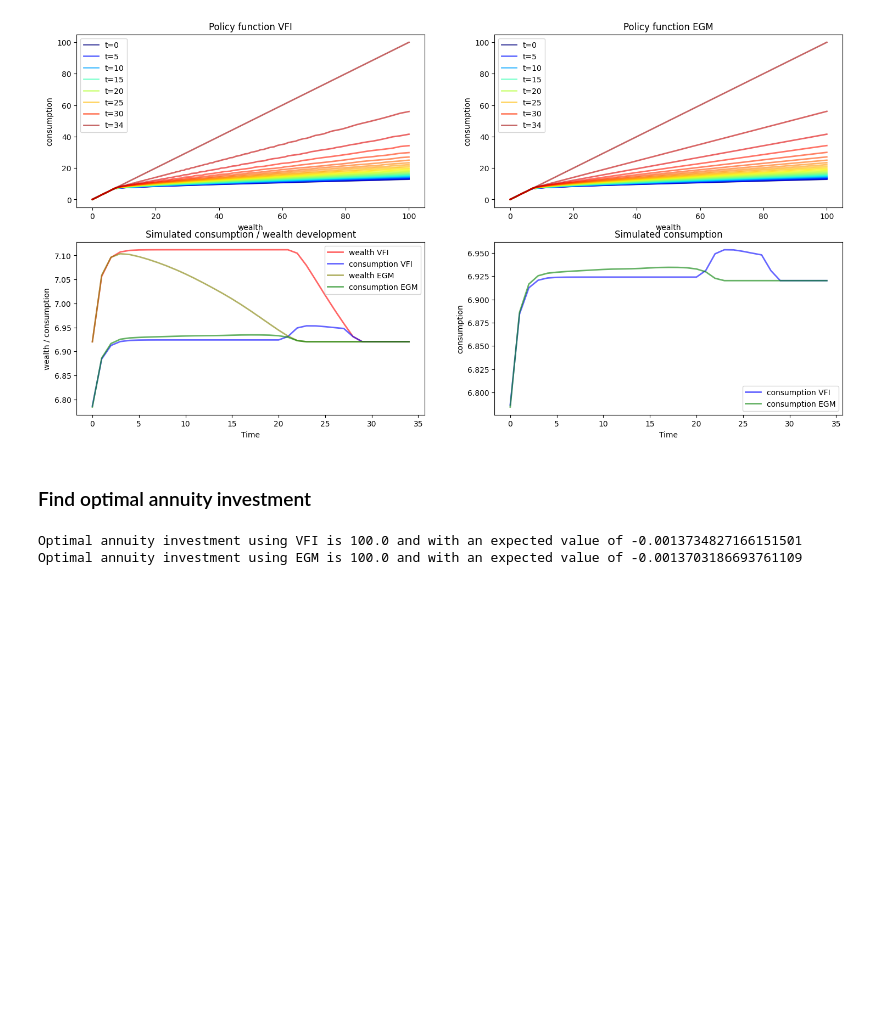
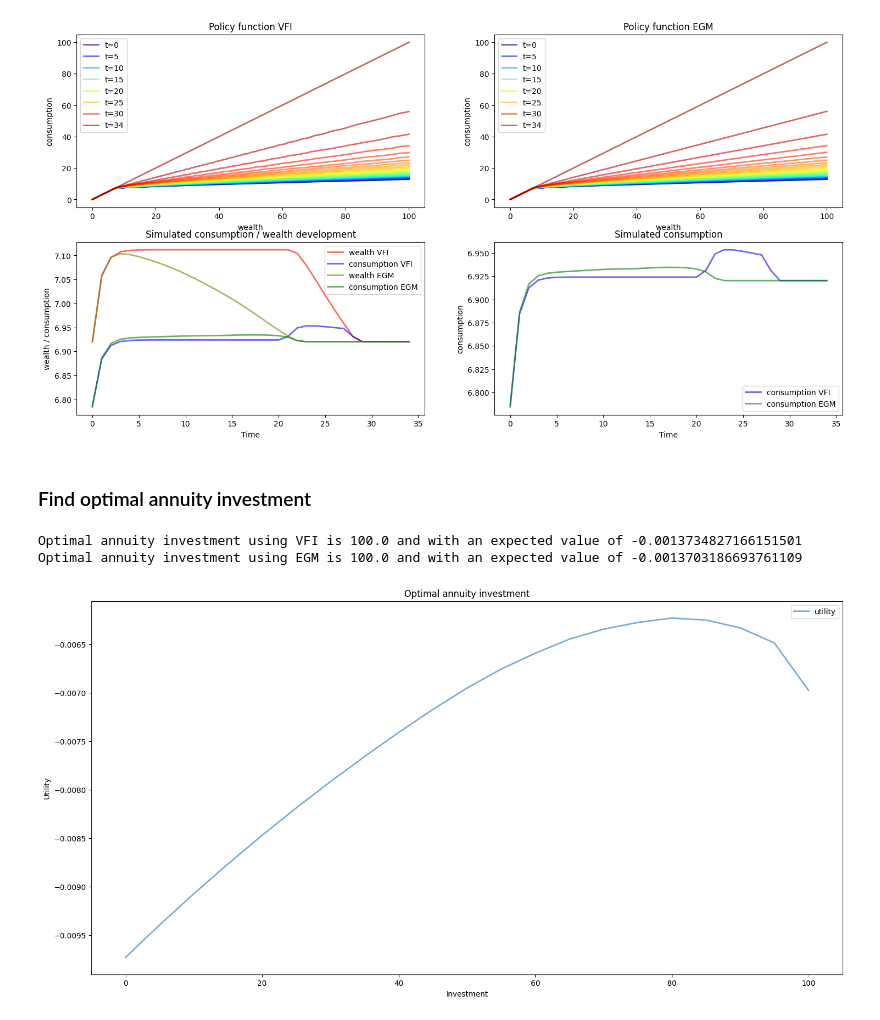
Before and after one commit to jonathan-cl/thesis, a Jupyter notebook: first_exercise/egm_and_vfi.ipynb, the cells around one changed output. Drawn from its saved outputs; the diff is of its cells as text; code cells hidden in the pictures; blank space fills up the shorter version.

Commit message:
add option to plot graph for optimal annuity investment

```diff
--- a/first_exercise/egm_and_vfi.ipynb
+++ b/first_exercise/egm_and_vfi.ipynb
@@ -294,6 +294,22 @@ def solve_and_plot_comp(m1, m2, identifier1, identifier2):
     w_grid_1, c_grid_1, v_1 = simulate_lifecycle(sigma_1, m1)
     w_grid_2, c_grid_2, v_2 = simulate_lifecycle(sigma_2, m2)
     plot_model_comp(m1, m2, sigma_1, sigma_2, w_grid_1, w_grid_2, c_grid_1, c_grid_2, identifier1, identifier2)
+
+def calc_and_plot_opt_annuity_inv(grid_size, model_solver, model_args):
+    if model_args is None:
+        model_args = {}
+    investments = np.linspace(0, 100, grid_size)
+    expected_values = np.empty(grid_size)
+    for i in range(len(investments)):
+        m = Model(annuity_investment=investments[i], **model_args)
+        sigma = model_solver(m)
+        expected_values[i] = simulate_lifecycle(sigma, m)[2]
+    fig, ax = plt.subplots()
+    ax.set_title(f"Optimal annuity investment")
+    ax.set_xlabel("Investment")
+    ax.set_ylabel("Utility")
+    ax.plot(investments, expected_values, lw=2, alpha=0.6, label="utility")
+    ax.legend()
 # %% [markdown]
 ### Sensitivity Analysis
 # %%
@@ -368,3 +384,7 @@ print(f"Optimal annuity investment using EGM is {optimal_investment_egm} and wit
 # %% [output]
 Optimal annuity investment using VFI is 100.0 and with an expected value of -0.0013734827166151501
 Optimal annuity investment using EGM is 100.0 and with an expected value of -0.0013703186693761109
+# %%
+calc_and_plot_opt_annuity_inv(21, solve_egm, {"annuity_pricing_factor":1.5})
+# %% [output]
+[figure, added]
```
Also changed, not shown: parts of 1 cell of this notebook, 1 other file.
